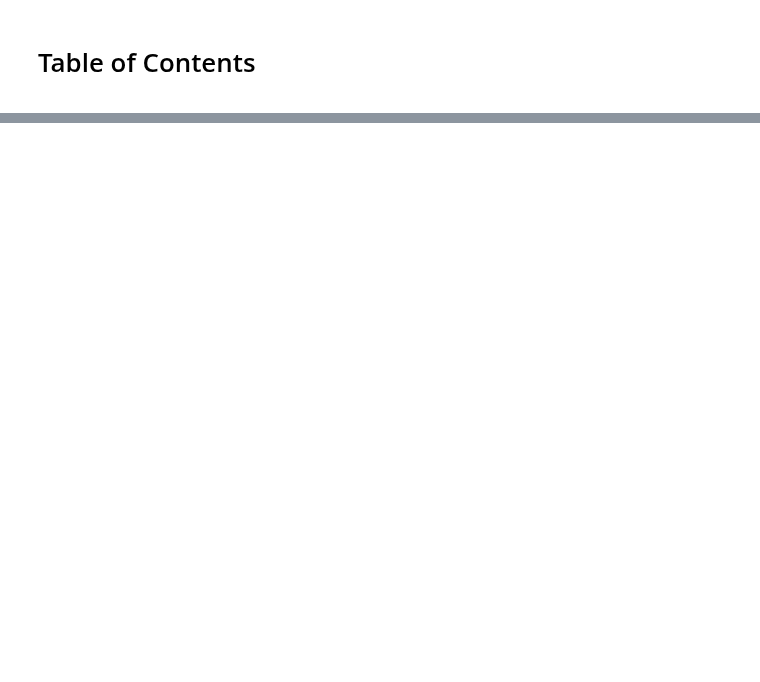
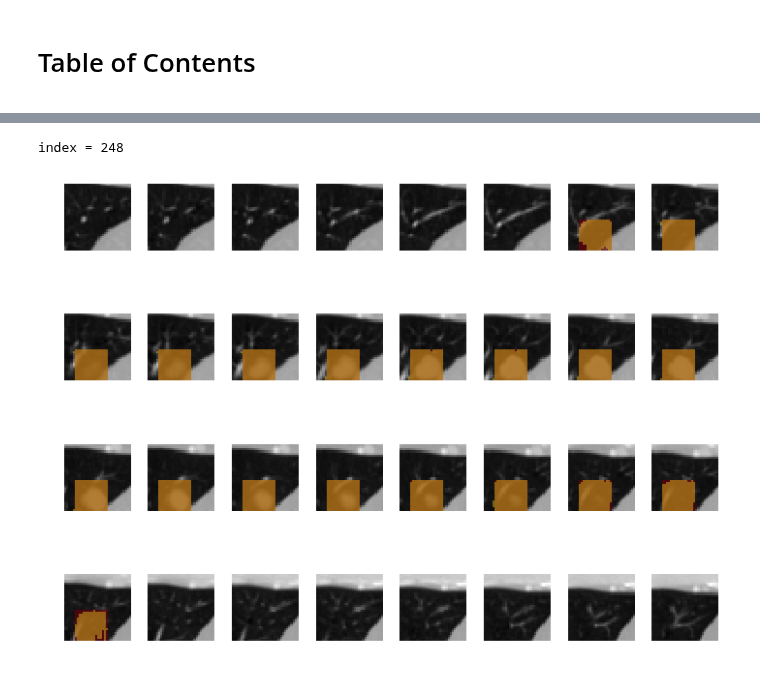
Before and after one commit to MariamQusai/DLToolboxImg, a Jupyter notebook: Evaluate_trained_model.ipynb, the cells around one changed output, grey strips where cells are left out. Drawn from its saved outputs; the diff is of its cells as text; code cells hidden in the pictures; blank space fills up the shorter version.

```diff
--- a/Evaluate_trained_model.ipynb
+++ b/Evaluate_trained_model.ipynb
@@ -97,0 +146,42 @@ index = 10
+# %%
+K = train_iter.num_data
+n = random.randint(0,K)
+print('index = '+ str(n))
+batch = get_sample_at(train_iter,n)
+
+
+data[:] = batch.data[0]
+label[:] = batch.label[0]
+# predict
+outputs = exe.forward(is_train=False)
+
+
+p = outputs[0][0].asnumpy().reshape(32,32,32)
+
+
+
+X = batch.data[0][0][0].asnumpy()
+Y = batch.label[0][0].asnumpy().reshape((32,32,32))
+
+img = X*x_std+x_mean
+msk1 = Y
+msk2 = p>.5#.001
+msk2=msk2*1
+msk1= np.ma.masked_where(msk1 == 0, msk1)
+msk2= np.ma.masked_where(msk2 == 0, msk2)
+
+zs=32
+num_rows=np.ceil(zs/8).astype(int)
+f, plots = plt.subplots(num_rows, 8, sharex='col', sharey='row', figsize=(10, 8))
+for i in range(zs):
+    plots[i // 8, i % 8].axis('off')
+    plots[i // 8, i % 8].imshow(img[i], 'gray',vmin=0,vmax=1)
+    plots[i // 8, i % 8].imshow(msk1[i],interpolation='none', cmap=plt.cm.Reds, alpha=.7, vmin=0, vmax=1)
+    plots[i // 8, i % 8].imshow(msk2[i],interpolation='none',  alpha=0.4, vmin=0, vmax=1)
+
+
+
+plt.tight_layout()
+# %% [output]
+index = 248
+[figure, added]
```
Also changed, not shown: parts of 43 cells of this notebook, 5 other files.
